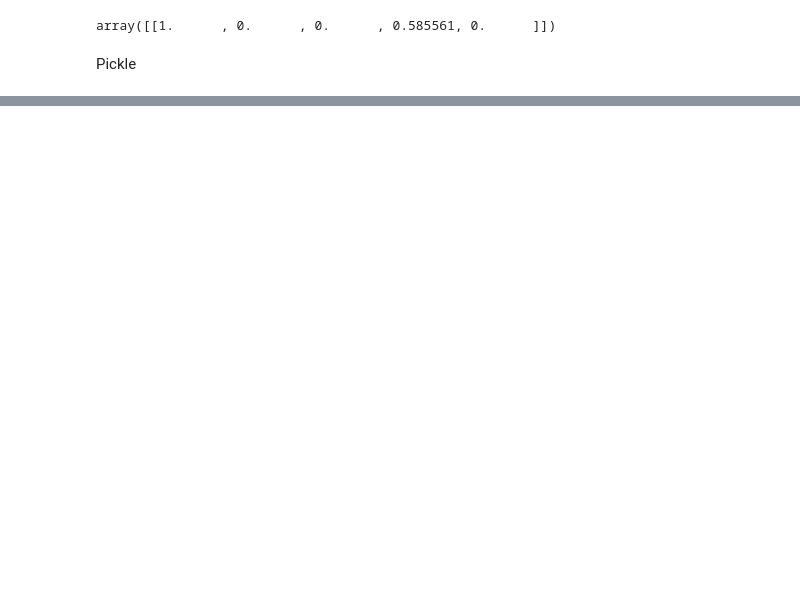
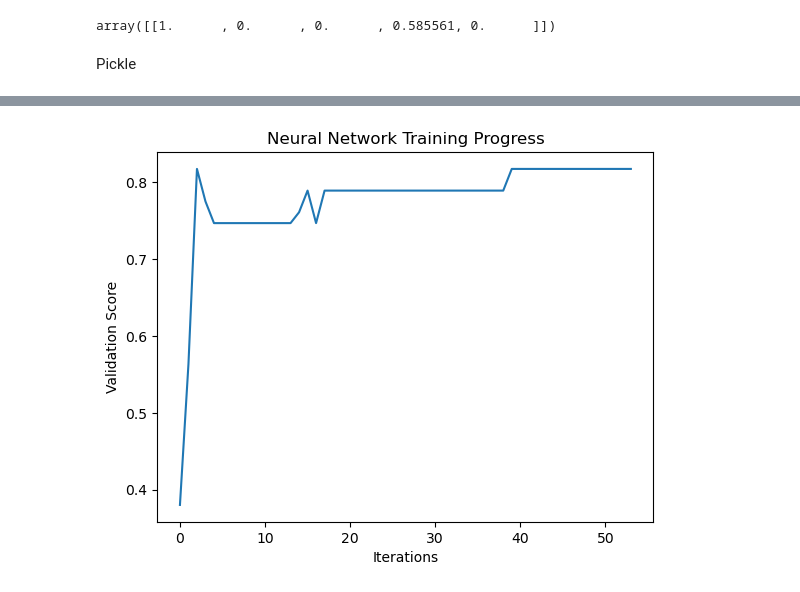
Before and after one commit to MonaTaghavi/dm-ann, a Jupyter notebook: notebooks/06nn-titanic-model.ipynb, the cells around one changed output, grey strips where cells are left out. Cells and saved outputs as stored; diff of their text form; code cells hidden in the pictures; blank space fills up the shorter version.

```diff
--- a/notebooks/06nn-titanic-model.ipynb
+++ b/notebooks/06nn-titanic-model.ipynb
@@ -186,0 +277,9 @@ scaler_loaded = pickle.load(open("../object/titanic_scaler.pkl", "rb"))
+# %%
+validation_score = model.validation_scores_
+plt.plot(validation_score)
+plt.xlabel("Iterations")
+plt.ylabel("Validation Score")
+plt.title("Neural Network Training Progress")
+plt.show()
+# %% [output]
+[figure, added]
```
Also changed, not shown: parts of 27 cells of this notebook.
